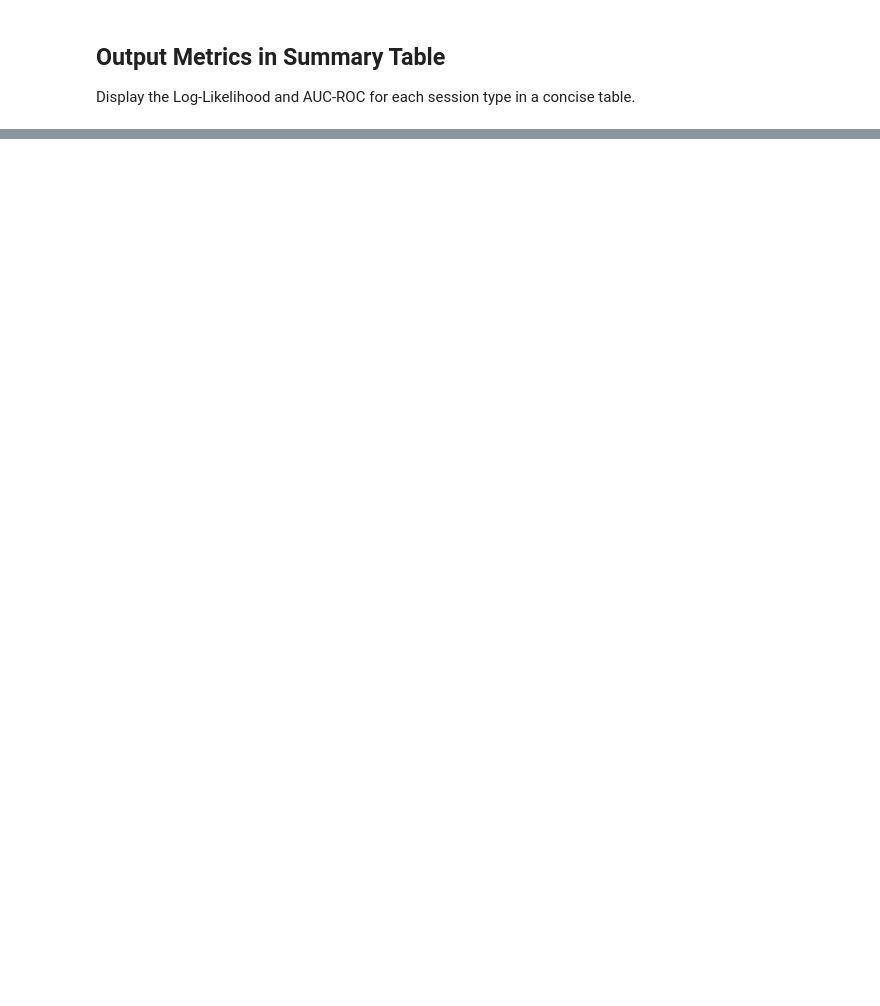
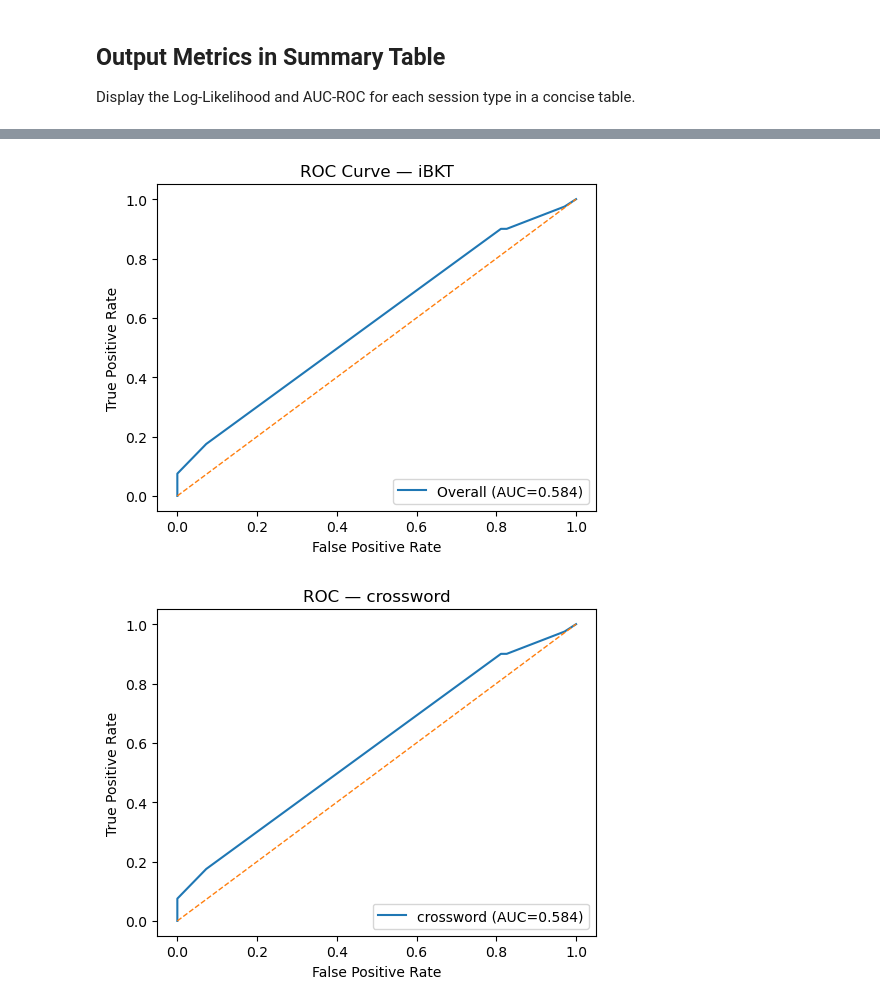
Before and after one commit to donnabell-s/pygrounds_backend_new, a Jupyter notebook: user_learning/ibkt_evaluation.ipynb, the cells around one changed output, grey strips where cells are left out. Drawn from its saved outputs; the diff is of its cells as text; code cells hidden in the pictures; blank space fills up the shorter version.

```diff
--- a/user_learning/ibkt_evaluation.ipynb
+++ b/user_learning/ibkt_evaluation.ipynb
@@ -215,0 +541,65 @@ KeyError: 'session_id'
+# %%
+# ==========================================
+# ROC curve (overall + by game type buckets)
+# ==========================================
+import numpy as np
+import matplotlib.pyplot as plt
+from sklearn.metrics import roc_curve, roc_auc_score
+
+def collect_preds_labels(df, params: BKTParams=None):
+    params = params or BKTParams()
+    # ensure temporal order
+    sort_cols = ["user_id"]
+    if "timestamp" in df.columns: sort_cols.append("timestamp")
+    if {"session_id","q_idx"}.issubset(df.columns): sort_cols += ["session_id","q_idx"]
+    data = df.sort_values(sort_cols).reset_index(drop=True)
+
+    preds, labels = [], []
+    from collections import defaultdict
+    pL = defaultdict(lambda: params.p_L0)
+
+    for (u, s), g in data.groupby(["user_id","subtopic_id"], sort=False):
+        p = pL[(u,s)]
+        for _, row in g.iterrows():
+            p_correct = p * (1 - params.p_S) + (1 - p) * params.p_G
+            preds.append(float(np.clip(p_correct, 1e-9, 1-1e-9)))
+            labels.append(int(row.is_correct))
+            p = bkt_update_once(p, bool(row.is_correct), params)
+        pL[(u,s)] = p
+    return np.array(preds), np.array(labels)
+
+# Overall ROC
+preds_all, labels_all = collect_preds_labels(df)
+fpr, tpr, _ = roc_curve(labels_all, preds_all)
+auc_all = roc_auc_score(labels_all, preds_all)
+
+plt.figure(figsize=(5.2, 4.2))
+plt.plot(fpr, tpr, label=f"Overall (AUC={auc_all:.3f})")
+plt.plot([0,1], [0,1], linestyle="--", linewidth=1)
+plt.xlabel("False Positive Rate")
+plt.ylabel("True Positive Rate")
+plt.title("ROC Curve — iBKT")
+plt.legend(loc="lower right")
+plt.tight_layout()
+plt.show()
+
+# ROC by game type (optional small multiples)
+for gtype, gdf in df.groupby("game_type"):
+    p, y = collect_preds_labels(gdf)
+    if len(np.unique(y)) < 2:
+        print(f"[{gtype}] AUC undefined (only one class).")
+        continue
+    fpr, tpr, _ = roc_curve(y, p)
+    auc = roc_auc_score(y, p)
+    plt.figure(figsize=(5.2, 4.2))
+    plt.plot(fpr, tpr, label=f"{gtype} (AUC={auc:.3f})")
+    plt.plot([0,1], [0,1], linestyle="--", linewidth=1)
+    plt.xlabel("False Positive Rate")
+    plt.ylabel("True Positive Rate")
+    plt.title(f"ROC — {gtype}")
+    plt.legend(loc="lower right")
+    plt.tight_layout()
+    plt.show()
+# %% [output]
+[figure, added]
+[figure, added]
```
Also changed, not shown: parts of 15 cells of this notebook, 7 other files.
